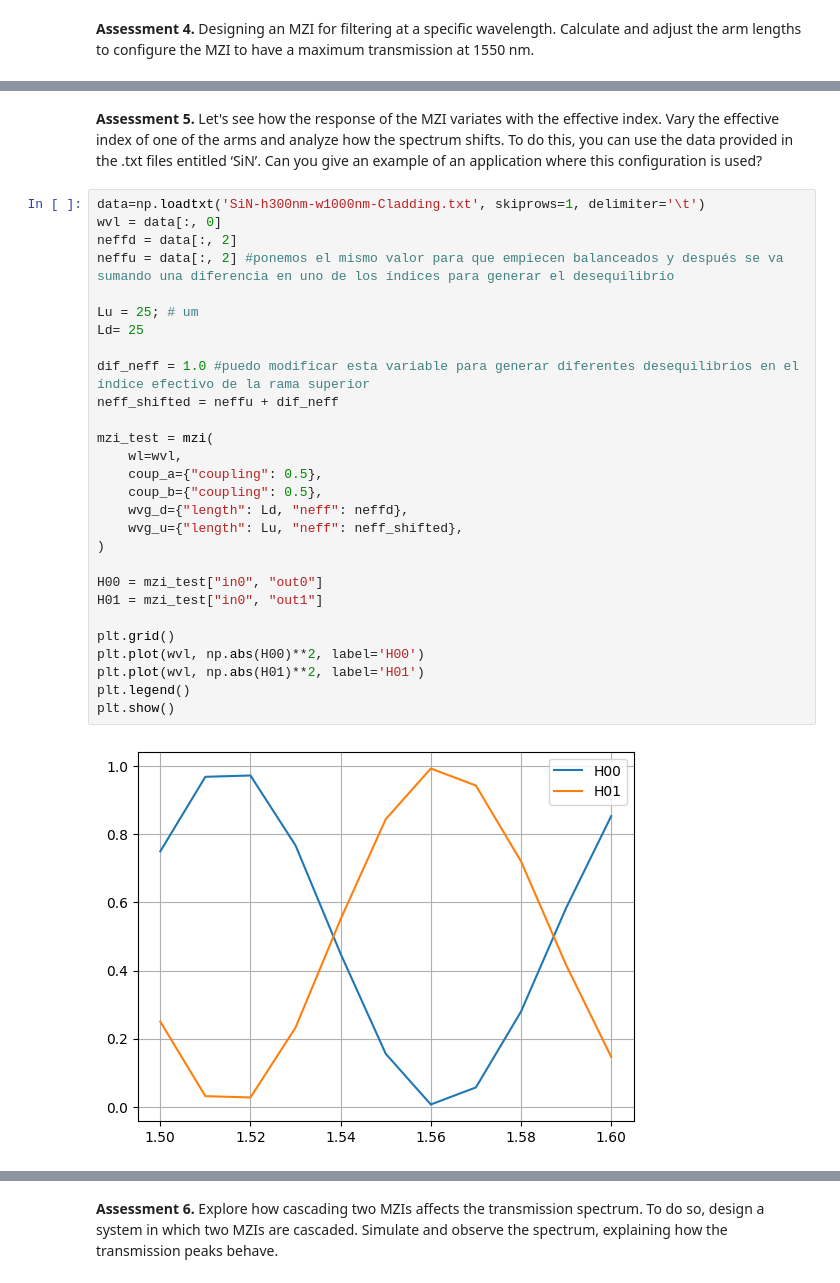
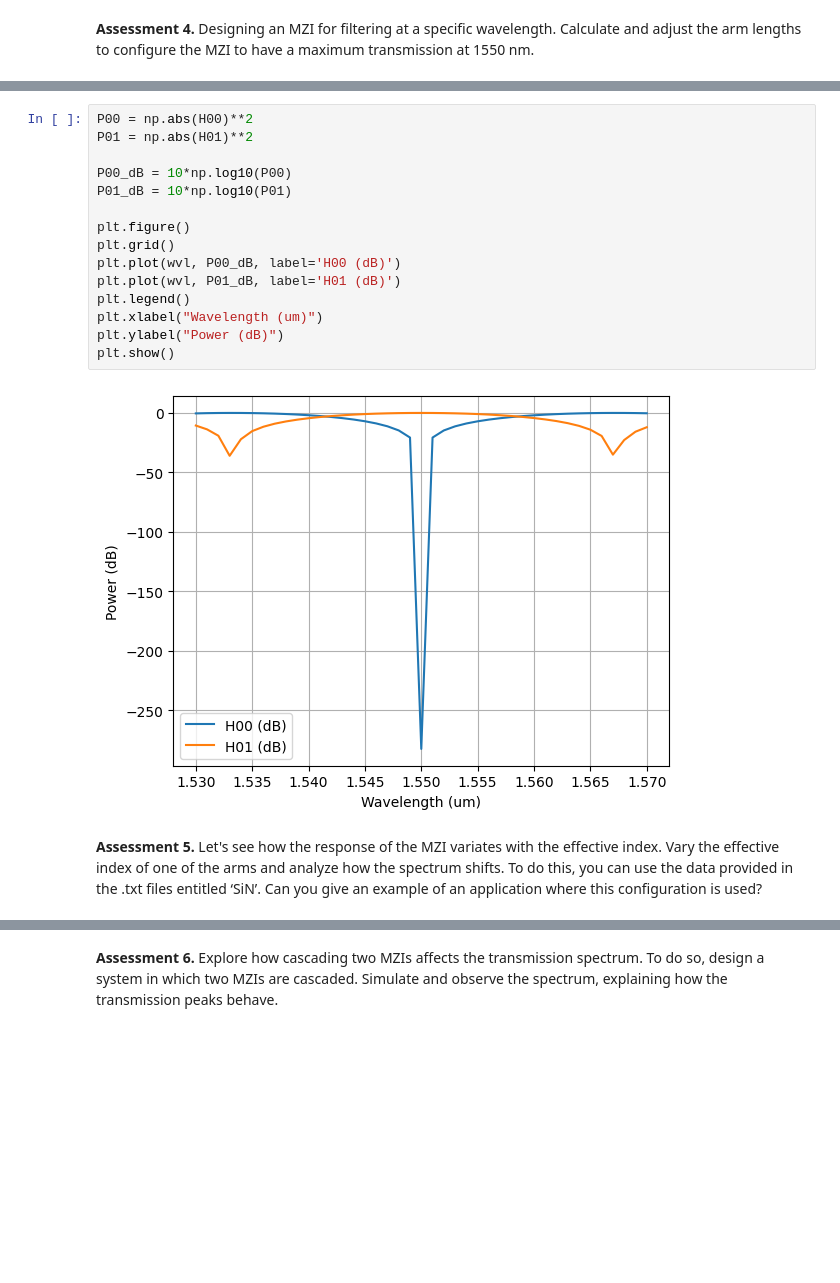
Before and after one commit to Jaumeneet/pic-upv-lab3, a Jupyter notebook: 30_INTERFEROMETERS_v2025_STUDENTS_UPDATE2.ipynb, the cells around one changed output, grey strips where cells are left out. Cells and saved outputs as stored; diff of their text form; blank space fills up the shorter version.

```diff
--- a/30_INTERFEROMETERS_v2025_STUDENTS_UPDATE2.ipynb
+++ b/30_INTERFEROMETERS_v2025_STUDENTS_UPDATE2.ipynb
@@ -861,33 +865,20 @@ plt.show()
+# %%
+P00 = np.abs(H00)**2
+P01 = np.abs(H01)**2
+
+P00_dB = 10*np.log10(P00)
+P01_dB = 10*np.log10(P01)
+
+plt.figure()
+plt.grid()
+plt.plot(wvl, P00_dB, label='H00 (dB)')
+plt.plot(wvl, P01_dB, label='H01 (dB)')
+plt.legend()
+plt.xlabel("Wavelength (um)")
+plt.ylabel("Power (dB)")
+plt.show()
+# %% [output]
+[figure, added]
 # %% [markdown]
 **Assessment 5.** Let's see how the response of the MZI variates with the effective index. Vary the effective index of one of the arms and analyze how the spectrum shifts. To do this, you can use the data provided in the .txt files entitled ‘SiN’.
 Can you give an example of an application where this configuration is used?
-# %%
-data=np.loadtxt('SiN-h300nm-w1000nm-Cladding.txt', skiprows=1, delimiter='\t')
-wvl = data[:, 0]
-neffd = data[:, 2]
-neffu = data[:, 2] #ponemos el mismo valor para que empiecen balanceados y después se va sumando una diferencia en uno de los índices para generar el desequilibrio
-
-Lu = 25; # um
-Ld= 25
-
-dif_neff = 1.0 #puedo modificar esta variable para generar diferentes desequilibrios en el índice efectivo de la rama superior
-neff_shifted = neffu + dif_neff
-
-mzi_test = mzi(
-    wl=wvl,
-    coup_a={"coupling": 0.5},
-    coup_b={"coupling": 0.5},
-    wvg_d={"length": Ld, "neff": neffd},
-    wvg_u={"length": Lu, "neff": neff_shifted},
-)
-
-H00 = mzi_test["in0", "out0"]
-H01 = mzi_test["in0", "out1"]
-
-plt.grid()
-plt.plot(wvl, np.abs(H00)**2, label='H00')
-plt.plot(wvl, np.abs(H01)**2, label='H01')
-plt.legend()
-plt.show()
-# %% [output]
-[figure, removed]
```
Also changed, not shown: parts of 11 cells of this notebook.
